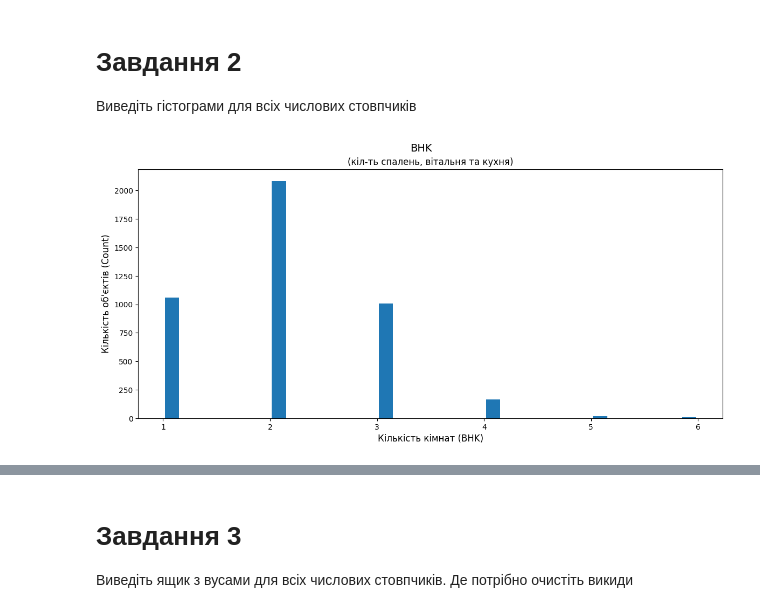
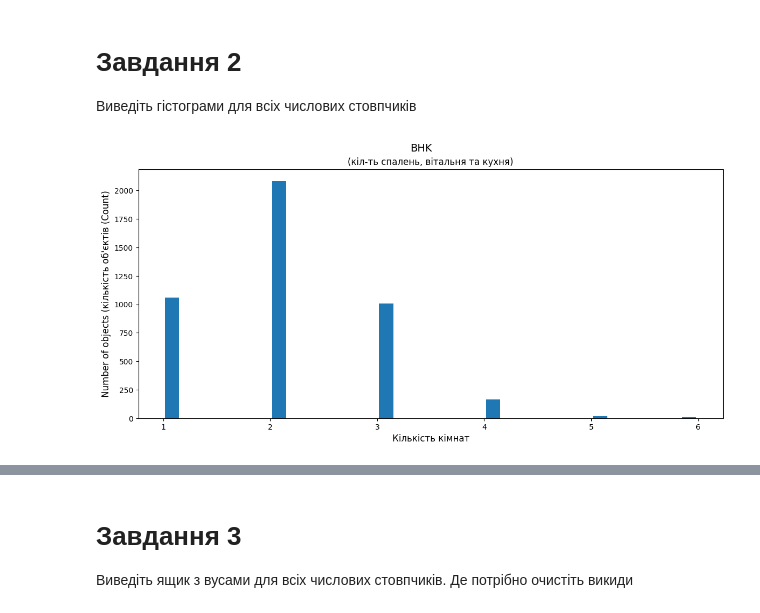
Before and after one commit to ValeriiSlynko/IT-STEP-Practice, a Jupyter notebook: Practice_Pandas/HmWrk2_Pandas(data processing).ipynb, the cells around one changed output, grey strips where cells are left out. Saved outputs shown, nothing was run; the diff lists cells and outputs as text; code cells hidden in the pictures.

```diff
--- a/Practice_Pandas/HmWrk2_Pandas(data processing).ipynb
+++ b/Practice_Pandas/HmWrk2_Pandas(data processing).ipynb
@@ -103,17 +105,17 @@ df.head(10)
 # %%
 # виводимо гісторгаму BHK(кількість спалень, вітальня та кухня)
 ax = df['BHK'].plot(
       kind='hist',     # тип діаграми hist(гістограма)
       bins=30,         # кількість стовпчиків
       figsize=(14,6),  # розмір зображення(ширина,висота в дюймах)
       rwidth=0.8       # ширина стовпчиків(зараз 80%)
       )
 
 
 plt.suptitle('BHK', fontsize=14, y=0.96) # Назва самого графіка (заголовок)
 ax.set_title('(кіл-ть спалень, вітальня та кухня)', fontsize=12) # Підзаголовок нижче (12 розмір шрифту)
-ax.set_xlabel('Кількість кімнат (BHK)', fontsize=12) # Підпис горизонтальної осі X (значення BHK / кількість кімнат)
-ax.set_ylabel('Кількість об\'єктів (Count)', fontsize=12) # Підпис вертикальної осі Y (кількість квартир у датасеті)
+ax.set_xlabel('Кількість кімнат', fontsize=12) # Підпис горизонтальної осі X (значення BHK / кількість кімнат)
+ax.set_ylabel("Number of objects (кількість об'єктів)", fontsize=12) # Підпис вертикальної осі Y (кількість квартир у датасеті)
 plt.show() # Виводимо остаточно сформований графік на екран.
 # %% [output]
-[figure, old version]
+[figure, new version]
```
Also changed, not shown: parts of 2 cells of this notebook.
